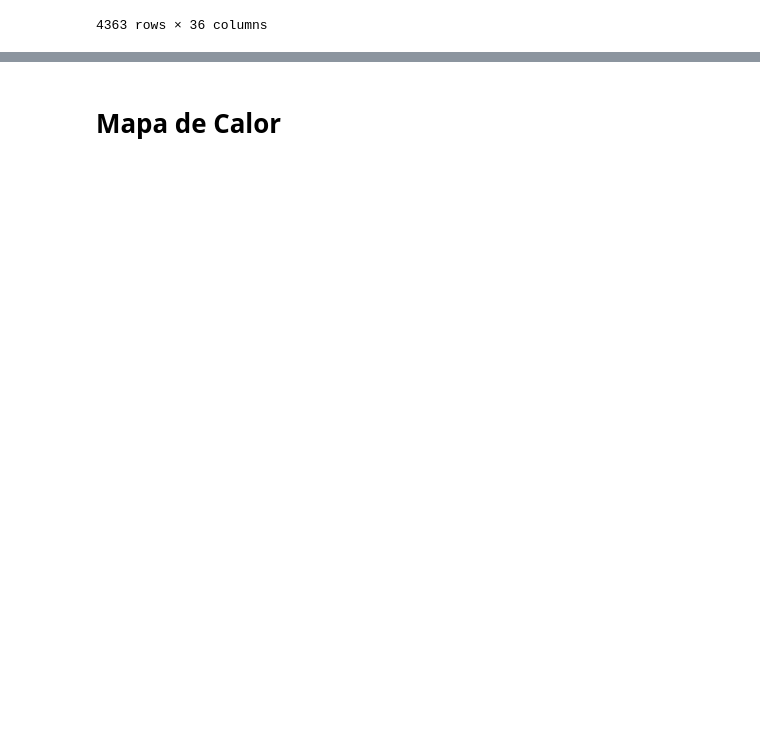
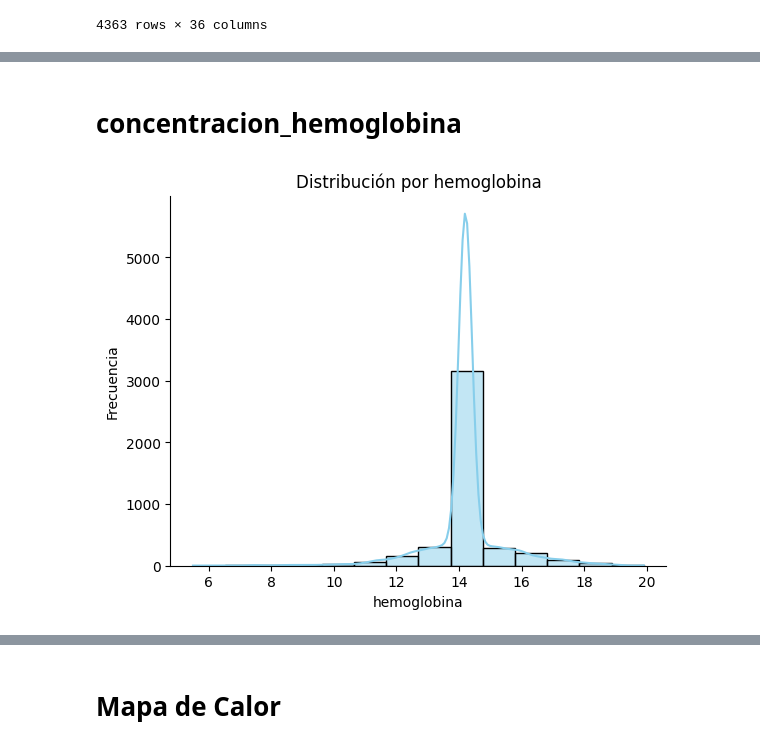
Before and after one commit to AzenethSH/Estadistica, a Jupyter notebook: eii_u2_ep_22150511.ipynb, the cells around one changed output, grey strips where cells are left out. Saved outputs shown, nothing was run; the diff lists cells and outputs as text; code cells hidden in the pictures; blank space fills up the shorter version.

```diff
--- a/eii_u2_ep_22150511.ipynb
+++ b/eii_u2_ep_22150511.ipynb
@@ -49,0 +155,16 @@ df
+# %% [markdown]
+# concentracion_hemoglobina
+# %%
+import seaborn as sns
+import matplotlib.pyplot as plt
+
+sns.histplot(df["concentracion_hemoglobina"], kde = True , color = "skyblue")
+
+plt.xlabel("hemoglobina")
+plt.ylabel("Frecuencia")
+plt.title("Distribución por hemoglobina")
+
+plt.gca().spines["right"].set_visible(False)
+plt.gca().spines["top"].set_visible(False)
+# %% [output]
+[figure, added]
```
Also changed, not shown: parts of 62 cells of this notebook.
